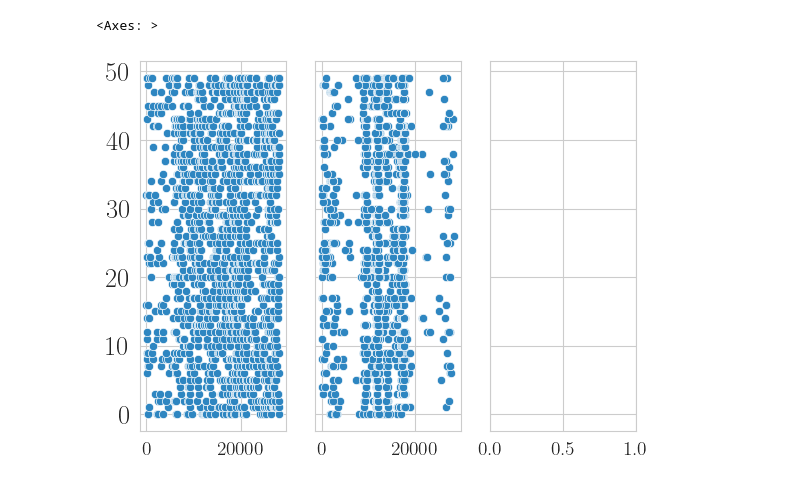
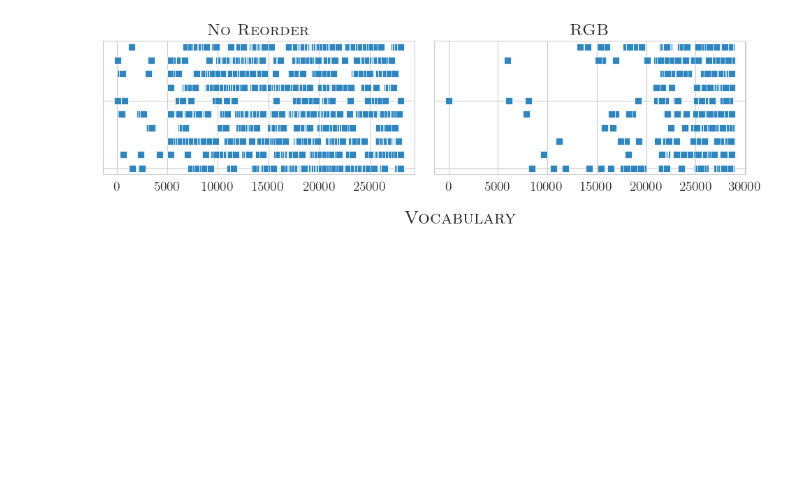
Before and after one commit to TusKANNy/seismic, a Jupyter notebook: scripts/PlotComponentDistribution.ipynb, the cells around one changed output. Saved outputs shown, nothing was run; the diff lists cells and outputs as text; code cells hidden in the pictures; blank space fills up the shorter version.

```diff
--- a/scripts/PlotComponentDistribution.ipynb
+++ b/scripts/PlotComponentDistribution.ipynb
@@ -55,3 +76,5 @@ queries = read_sparse_vectors_from_binary_file(queries_path)
+# %%
+permutation = read_u16_slice_bincode("/home/cosimorulli/next_develop_seismic/seismic_private/cached_permutation_10063359830016043830")
 # %%
 import matplotlib.pyplot as plt
 
@@ -168,48 +182,57 @@ valid_ids = np.where(lens < 100)
+# %%
+lens = np.array([len(x) for x in document])
 # %%
-doc_ids = np.random.choice(np.where(lens < 40)[0], 50)
+doc_ids = np.random.choice(np.where(lens < 100)[0], 10)
 # %%
 import matplotlib.pyplot as plt
 
 sns.set_style("whitegrid")
-metis_permutation_path = "/home/cosimorulli/next_develop_seismic/seismic_private/_metis_8edf21a894a9745b.txt"
-metis_permutation = np.loadtxt(metis_permutation_path)
-
-rgb_permutation_path = "/home/cosimorulli/next_develop_seismic/seismic_private/_graph_bisection_6f13c60c0609ee4f.txt"
-rgb_permutation = np.loadtxt(rgb_permutation_path)
 
 
-fig, (ax1, ax2, ax3) = plt.subplots(ncols=3, sharey=True)
+
+plt.rc('text', usetex=True)
+plt.rc('font', family='serif')  # use LaTeX serif font
+MEDIUM_SIZE = 19
+BIGGER_SIZE = 25
+
+plt.rc('font', size=MEDIUM_SIZE)
+plt.rc('axes', titlesize=MEDIUM_SIZE - 2)
+plt.rc('axes', labelsize=MEDIUM_SIZE - 2)
+plt.rc('xtick', labelsize=MEDIUM_SIZE - 5)
+plt.rc('ytick', labelsize=MEDIUM_SIZE)
+plt.rc('legend', fontsize=MEDIUM_SIZE - 2)
+plt.rc('figure', titlesize=MEDIUM_SIZE)
+fig, (ax1, ax2) = plt.subplots(ncols=2, sharey=True, figsize=(10, 3))
 
 xs = []
 ys = []
 
 for i , idx in enumerate(doc_ids):
     doc = document[idx]
     components = list(doc.keys())
     xs.extend(components)
     ys.extend([i] * len(components))
-sns.scatterplot(x=xs, y=ys, ax=ax1)
+sns.scatterplot(x=xs, y=ys, ax=ax1, marker="s", s=50)
 
-
+ax1.set_title(r"\textsc{No Reorder}")
+ax1.set_ylabel("")
+ax1.set_yticklabels([])
+ax2.set_title(r"\textsc{RGB}")
+ax2.set_ylabel("")
 
 xs_perm = []
 ys_perm = []
 for i , idx in enumerate(doc_ids):
     doc = document[idx]
-    components_perm = [metis_permutation[x] for x in list(doc.keys())]
+    components_perm = [permutation[x] for x in list(doc.keys())]
     xs_perm.extend(components_perm)
     ys_perm.extend([i] * len(components_perm))
-
-xs_perm_rgb = []
-ys_perm_rgb = []
-
-
-
-
-sns.scatterplot(x=xs_perm, y=ys_perm, ax=ax2)
+fig.text(x=0.54, y=-0.05, s=r"\textsc{Vocabulary}", ha='center')
+sns.scatterplot(x=xs_perm, y=ys_perm, ax=ax2, marker="s", s=50)
+plt.tight_layout()
+plt.savefig("document_reordering.pdf", dpi=300, bbox_inches="tight")
 # %% [output]
-<Axes: >
-[figure, old version]
+[figure, new version]
 # %%
 len(components_perm)
 # %% [output]
```
Also changed, not shown: parts of 28 cells of this notebook, 21 other files.
